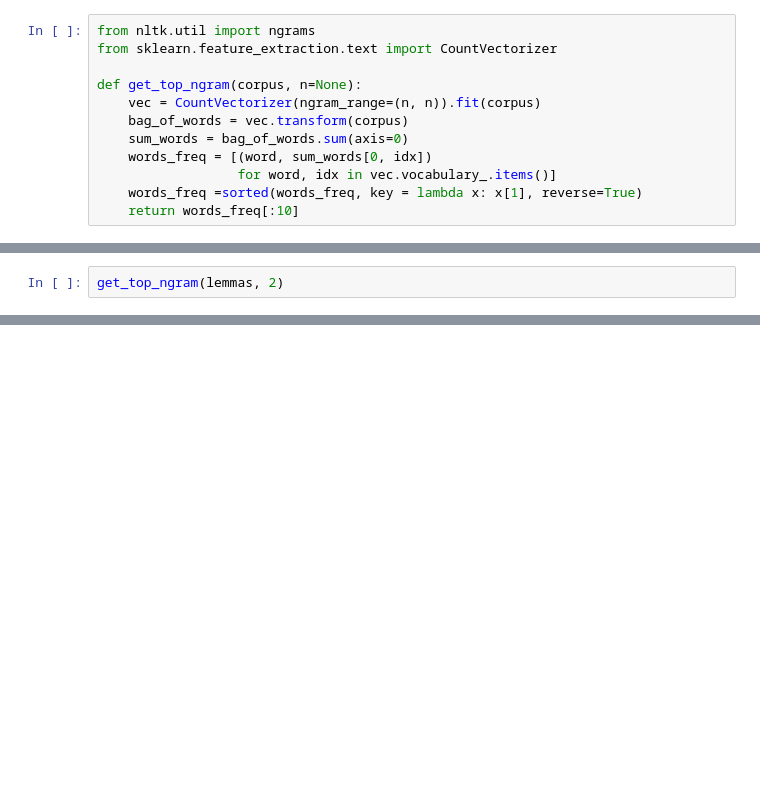
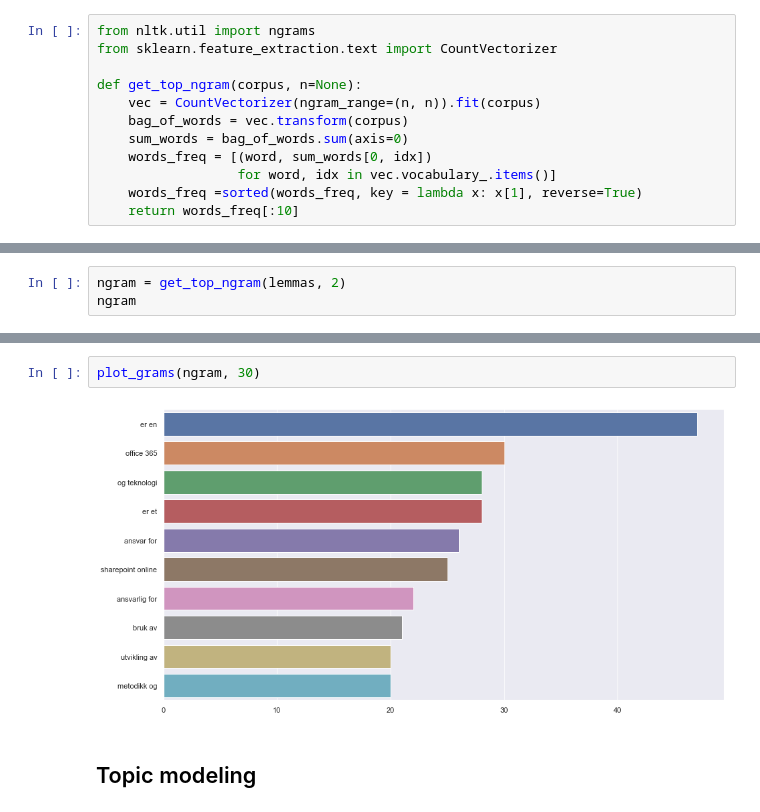
Before and after one commit to tollefj/norwegian-nlp-intro, a Jupyter notebook: parse CVs.ipynb, the cells around one changed output, grey strips where cells are left out. Cells and saved outputs as stored; diff of their text form; blank space fills up the shorter version.

```diff
--- a/parse CVs.ipynb
+++ b/parse CVs.ipynb
@@ -292,2 +229,3 @@ def get_top_ngram(corpus, n=None):
 # %%
-get_top_ngram(lemmas, 2)
+ngram = get_top_ngram(lemmas, 2)
+ngram
@@ -321,0 +272,6 @@ get_top_ngram(lemmas, 4)
+# %%
+plot_grams(ngram, 30)
+# %% [output]
+[figure, added]
+# %% [markdown]
+## Topic modeling
```
Also changed, not shown: parts of 36 cells of this notebook, 2 other files.
